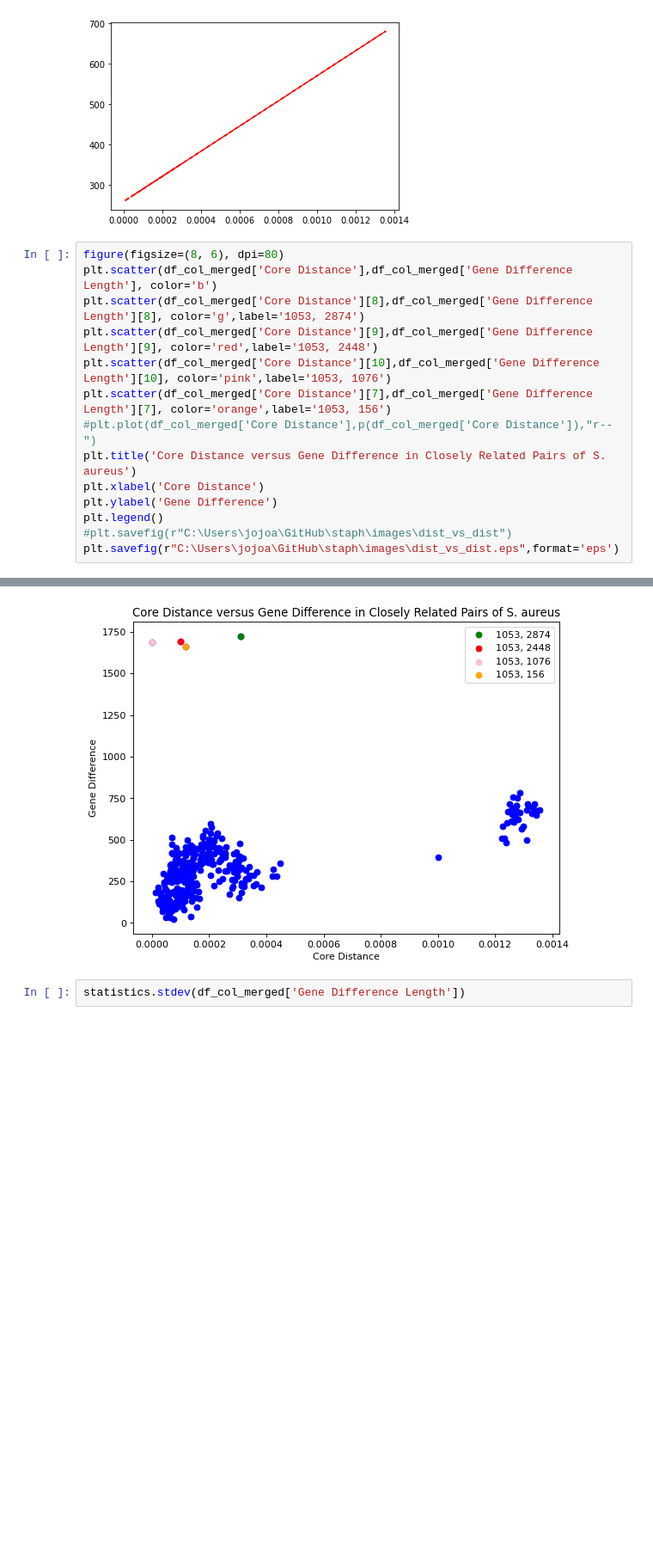
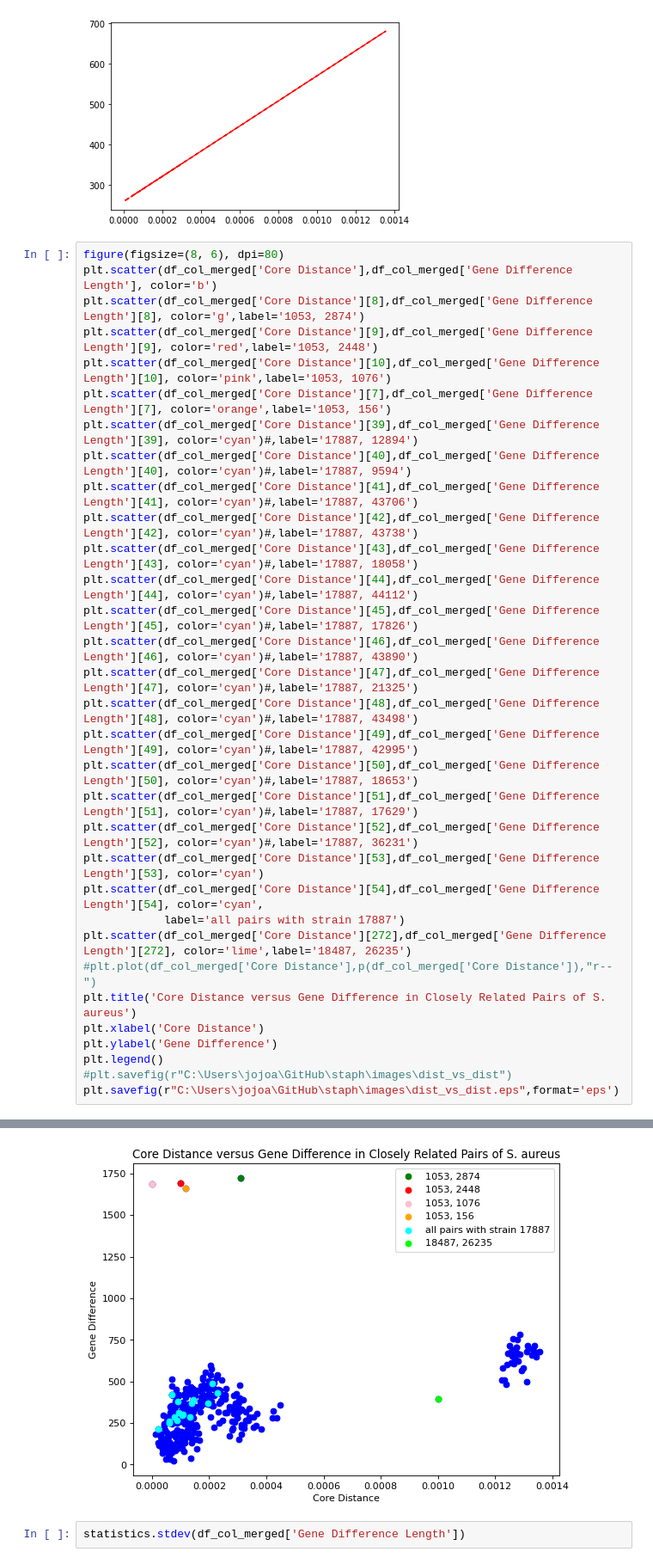
Before and after one commit to 18ganesha/staph, a Jupyter notebook: Notebooks/04_closely_related_strains_without_duplicates.ipynb, the cells around one changed output, grey strips where cells are left out. Shown: that part at 86% size. Cells and saved outputs as stored; diff of their text form; blank space fills up the shorter version.

```diff
--- a/Notebooks/04_closely_related_strains_without_duplicates.ipynb
+++ b/Notebooks/04_closely_related_strains_without_duplicates.ipynb
@@ -256,21 +256,39 @@ y=310547.611492x+(260.236381)
 # %%
 figure(figsize=(8, 6), dpi=80)
 plt.scatter(df_col_merged['Core Distance'],df_col_merged['Gene Difference Length'], color='b')
 plt.scatter(df_col_merged['Core Distance'][8],df_col_merged['Gene Difference Length'][8], color='g',label='1053, 2874')
 plt.scatter(df_col_merged['Core Distance'][9],df_col_merged['Gene Difference Length'][9], color='red',label='1053, 2448')
 plt.scatter(df_col_merged['Core Distance'][10],df_col_merged['Gene Difference Length'][10], color='pink',label='1053, 1076')
 plt.scatter(df_col_merged['Core Distance'][7],df_col_merged['Gene Difference Length'][7], color='orange',label='1053, 156')
+plt.scatter(df_col_merged['Core Distance'][39],df_col_merged['Gene Difference Length'][39], color='cyan')#,label='17887, 12894')
+plt.scatter(df_col_merged['Core Distance'][40],df_col_merged['Gene Difference Length'][40], color='cyan')#,label='17887, 9594')
+plt.scatter(df_col_merged['Core Distance'][41],df_col_merged['Gene Difference Length'][41], color='cyan')#,label='17887, 43706')
+plt.scatter(df_col_merged['Core Distance'][42],df_col_merged['Gene Difference Length'][42], color='cyan')#,label='17887, 43738')
+plt.scatter(df_col_merged['Core Distance'][43],df_col_merged['Gene Difference Length'][43], color='cyan')#,label='17887, 18058')
+plt.scatter(df_col_merged['Core Distance'][44],df_col_merged['Gene Difference Length'][44], color='cyan')#,label='17887, 44112')
+plt.scatter(df_col_merged['Core Distance'][45],df_col_merged['Gene Difference Length'][45], color='cyan')#,label='17887, 17826')
+plt.scatter(df_col_merged['Core Distance'][46],df_col_merged['Gene Difference Length'][46], color='cyan')#,label='17887, 43890')
+plt.scatter(df_col_merged['Core Distance'][47],df_col_merged['Gene Difference Length'][47], color='cyan')#,label='17887, 21325')
+plt.scatter(df_col_merged['Core Distance'][48],df_col_merged['Gene Difference Length'][48], color='cyan')#,label='17887, 43498')
+plt.scatter(df_col_merged['Core Distance'][49],df_col_merged['Gene Difference Length'][49], color='cyan')#,label='17887, 42995')
+plt.scatter(df_col_merged['Core Distance'][50],df_col_merged['Gene Difference Length'][50], color='cyan')#,label='17887, 18653')
+plt.scatter(df_col_merged['Core Distance'][51],df_col_merged['Gene Difference Length'][51], color='cyan')#,label='17887, 17629')
+plt.scatter(df_col_merged['Core Distance'][52],df_col_merged['Gene Difference Length'][52], color='cyan')#,label='17887, 36231')
+plt.scatter(df_col_merged['Core Distance'][53],df_col_merged['Gene Difference Length'][53], color='cyan')
+plt.scatter(df_col_merged['Core Distance'][54],df_col_merged['Gene Difference Length'][54], color='cyan',
+            label='all pairs with strain 17887')
+plt.scatter(df_col_merged['Core Distance'][272],df_col_merged['Gene Difference Length'][272], color='lime',label='18487, 26235')
 #plt.plot(df_col_merged['Core Distance'],p(df_col_merged['Core Distance']),"r--")
 plt.title('Core Distance versus Gene Difference in Closely Related Pairs of S. aureus')
 plt.xlabel('Core Distance')
 plt.ylabel('Gene Difference')
 plt.legend()
 #plt.savefig(r"C:\Users\jojoa\GitHub\staph\images\dist_vs_dist")
 plt.savefig(r"C:\Users\jojoa\GitHub\staph\images\dist_vs_dist.eps",format='eps')
 # %% [output]
 The PostScript backend does not support transparency; partially transparent artists will be rendered opaque.
 The PostScript backend does not support transparency; partially transparent artists will be rendered opaque.
-[figure, old version]
+[figure, new version]
 # %%
 statistics.stdev(df_col_merged['Gene Difference Length'])
 # %% [output]
```
Also changed, not shown: parts of 13 cells of this notebook, 6 other files.
